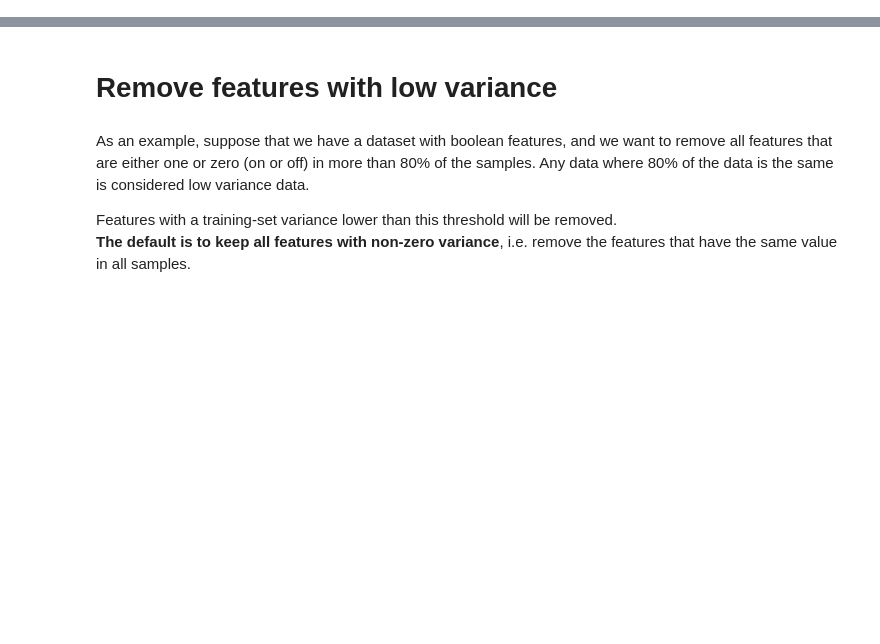
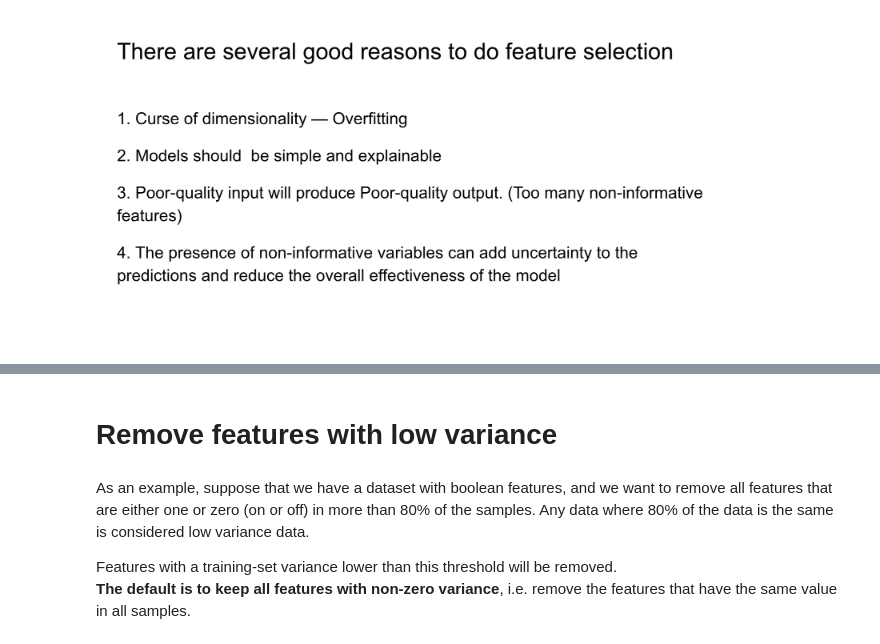
Before and after one commit to cagBRT/Machine-Learning, a Jupyter notebook: FeatureSelection1.ipynb, the cells around one changed output, grey strips where cells are left out. Saved outputs shown, nothing was run; the diff lists cells and outputs as text; code cells hidden in the pictures; blank space fills up the shorter version.

```diff
--- a/FeatureSelection1.ipynb
+++ b/FeatureSelection1.ipynb
@@ -7,0 +42,4 @@
+# %%
+page(4)
+# %% [output]
+[figure, added]
```
Also changed, not shown: parts of 12 cells of this notebook.
